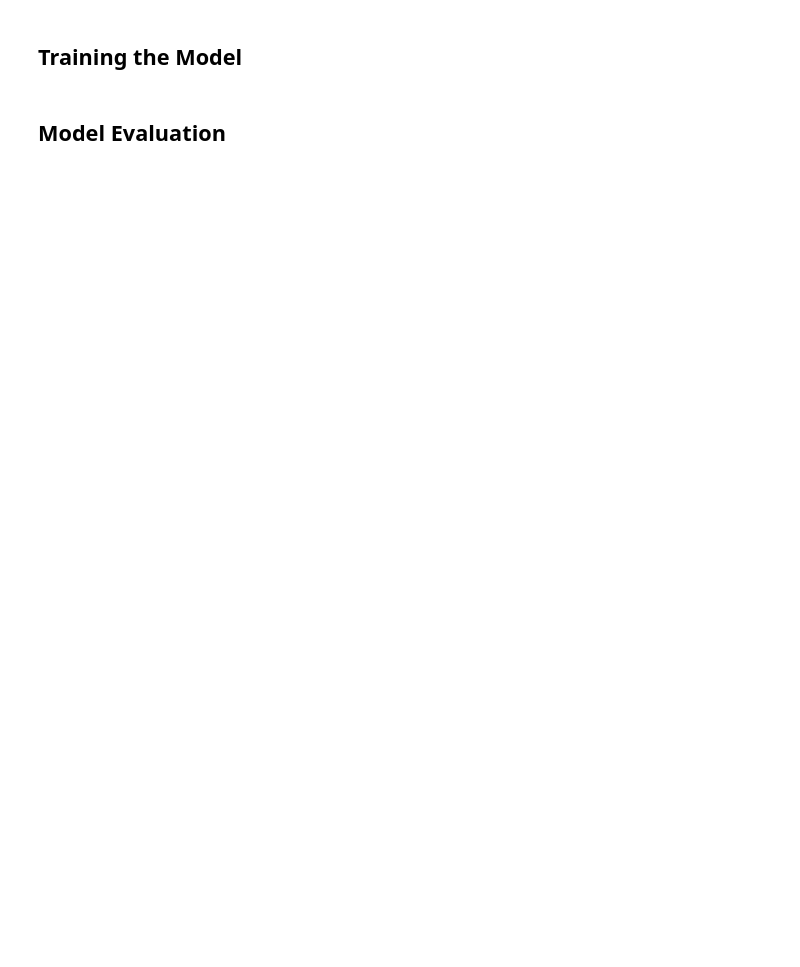
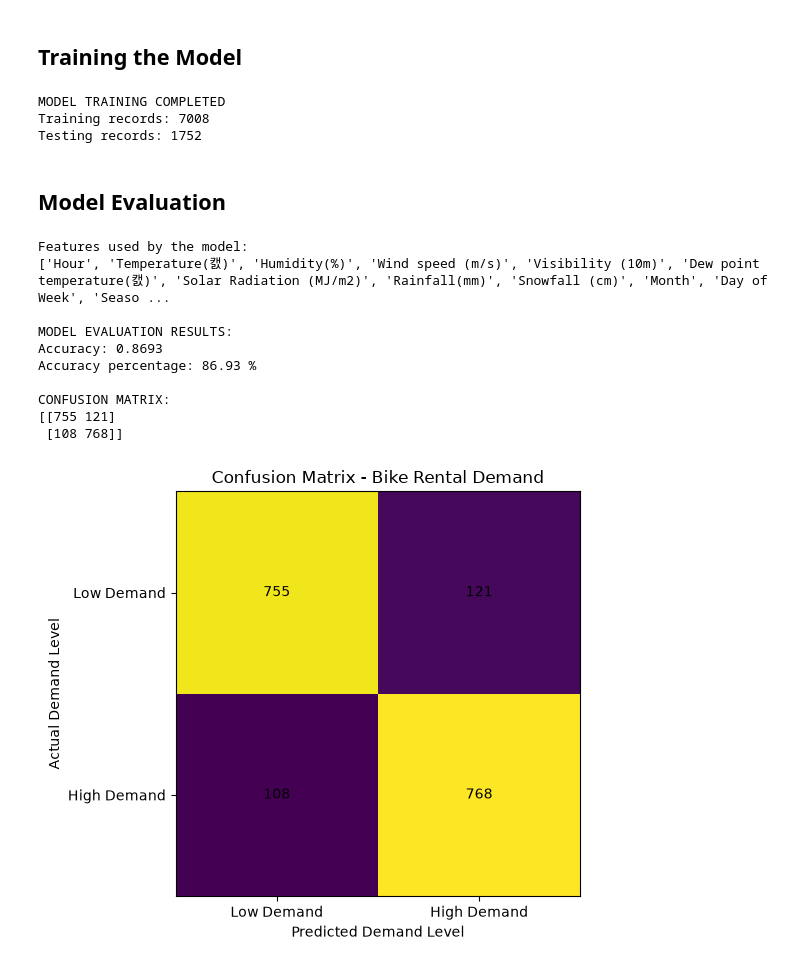
Before and after one commit to Balolloydd/intdsci-finals-project, a Jupyter notebook: final/Finals_ML_Process.ipynb, the cells around one changed output. Cells and saved outputs as stored; diff of their text form; code cells hidden in the pictures; blank space fills up the shorter version.

```diff
--- a/final/Finals_ML_Process.ipynb
+++ b/final/Finals_ML_Process.ipynb
@@ -136,8 +212,78 @@ plt.show()
 # %% [markdown]
 ## Training the Model
 # %%
-# Input code here...
+# Split the dataset into training and testing sets
+X_train, X_test, y_train, y_test = train_test_split(
+    X, y,
+    test_size=0.2,
+    random_state=42,
+    stratify=y
+)
+
+# Standardize the features
+scaler = StandardScaler()
+
+X_train_scaled = scaler.fit_transform(X_train)
+X_test_scaled = scaler.transform(X_test)
+
+# Create and train the logistic regression model
+model = LogisticRegression(max_iter=1000)
+
+model.fit(X_train_scaled, y_train)
+
+print("MODEL TRAINING COMPLETED")
+print("Training records:", X_train.shape[0])
+print("Testing records:", X_test.shape[0])
+# %% [output]
+MODEL TRAINING COMPLETED
+Training records: 7008
+Testing records: 1752
 # %% [markdown]
 ## Model Evaluation
 # %%
-# Input code here...
+# Predict demand levels using the test data
+y_pred = model.predict(X_test_scaled)
+
+# Calculate model accuracy
+accuracy = accuracy_score(y_test, y_pred)
+
+print("FEATURES USED:")
+print(X_train.columns.tolist())
+
+print("\nMODEL EVALUATION RESULTS:")
+print("Accuracy:", round(accuracy, 4))
+print("Accuracy percentage:", round(accuracy * 100, 2), "%")
+
+# Display the confusion matrix
+cm = confusion_matrix(y_test, y_pred)
+
+print("\nCONFUSION MATRIX:")
+print(cm)
+
+# Visualize the confusion matrix
+plt.figure(figsize=(6, 5))
+plt.imshow(cm, interpolation="nearest")
+plt.title("Confusion Matrix - Bike Rental Demand")
+plt.xlabel("Predicted Demand Level")
+plt.ylabel("Actual Demand Level")
+plt.xticks([0, 1], ["Low Demand", "High Demand"])
+plt.yticks([0, 1], ["Low Demand", "High Demand"])
+
+for i in range(2):
+    for j in range(2):
+        plt.text(j, i, cm[i, j], ha="center", va="center")
+
+plt.tight_layout()
+plt.show()
+# %% [output]
+Features used by the model:
+['Hour', 'Temperature(캜)', 'Humidity(%)', 'Wind speed (m/s)', 'Visibility (10m)', 'Dew point temperature(캜)', 'Solar Radiation (MJ/m2)', 'Rainfall(mm)', 'Snowfall (cm)', 'Month', 'Day of Week', 'Seaso ...
+
+MODEL EVALUATION RESULTS:
+Accuracy: 0.8693
+Accuracy percentage: 86.93 %
+
+CONFUSION MATRIX:
+[[755 121]
+ [108 768]]
+[figure, added]
```
Also changed, not shown: parts of 3 cells of this notebook.
